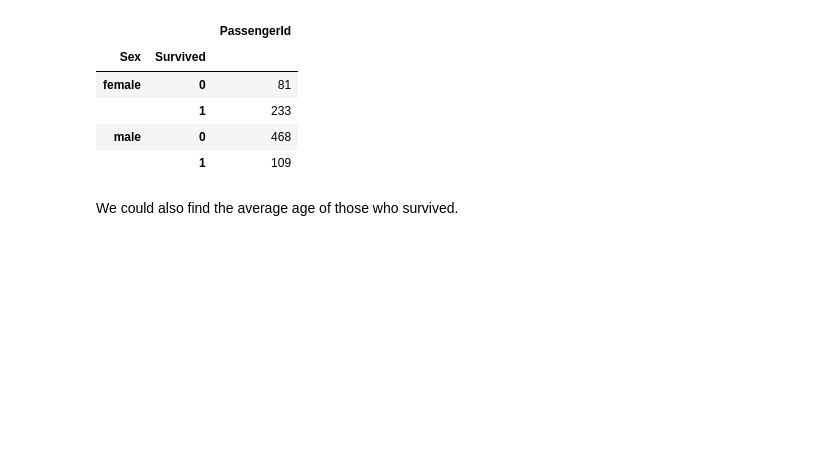
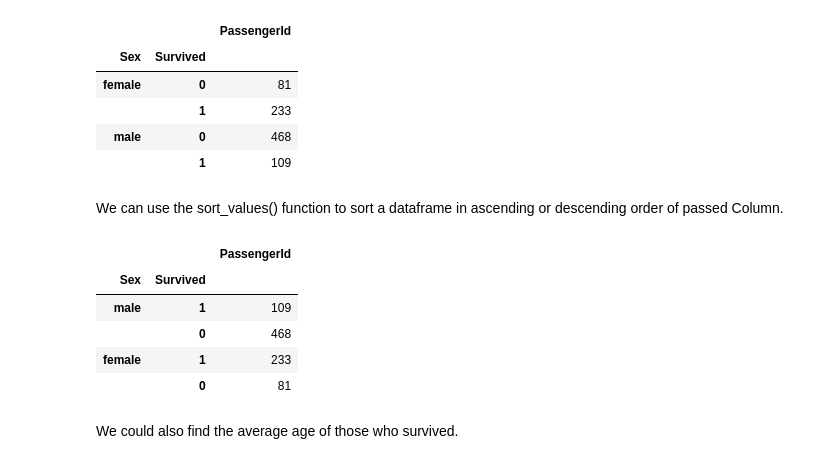
Before and after one commit to Digital-Education-Service/GMD01-PfDS-Noteable, a Jupyter notebook: Unit 4/4.2.3 Noteable — Manipulating DataFrames.ipynb, the cells around one changed output. Saved outputs shown, nothing was run; the diff lists cells and outputs as text; code cells hidden in the pictures; blank space fills up the shorter version.

```diff
--- a/Unit 4/4.2.3 Noteable — Manipulating DataFrames.ipynb
+++ b/Unit 4/4.2.3 Noteable — Manipulating DataFrames.ipynb
@@ -418,6 +419,17 @@ titanic[['Survived', 'Sex', 'PassengerId']].groupby(['Sex', 'Survived'],sort='de
 |  | 1 | 233 |
 | male | 0 | 468 |
 |  | 1 | 109 |
+# %% [markdown]
+We can use the sort_values() function to sort a dataframe in ascending or descending order of passed Column.
+# %%
+titanic[['Survived', 'Sex', 'PassengerId']].groupby(['Sex', 'Survived']).count().sort_values(['Sex', 'Survived'],ascending = False)
+# %% [output]
+|  |  | PassengerId |
+| Sex | Survived |  |
+| male | 1 | 109 |
+|  | 0 | 468 |
+| female | 1 | 233 |
+|  | 0 | 81 |
 # %% [markdown]
 We could also find the average age of those who survived.
 # %%
```
Also changed, not shown: parts of 9 cells of this notebook, 1 other file.
